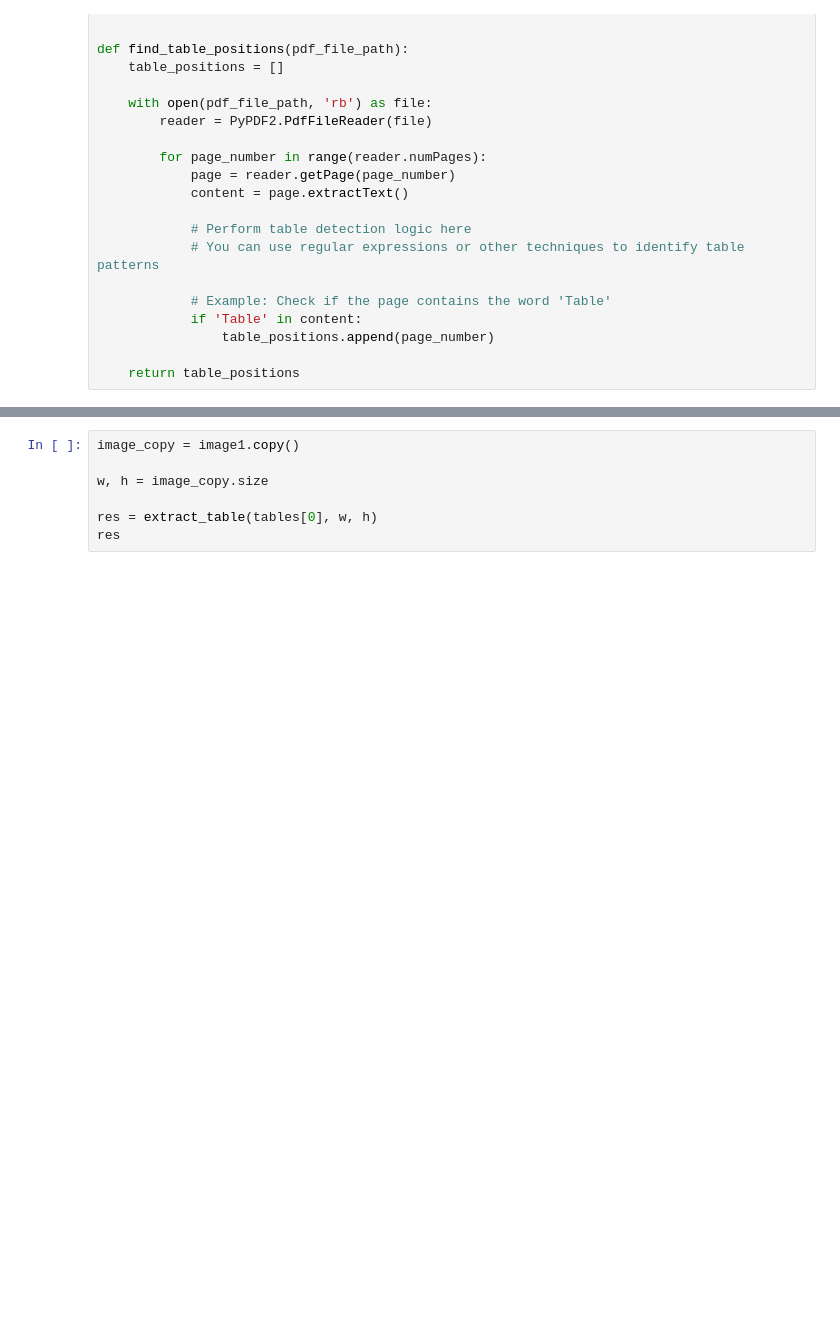
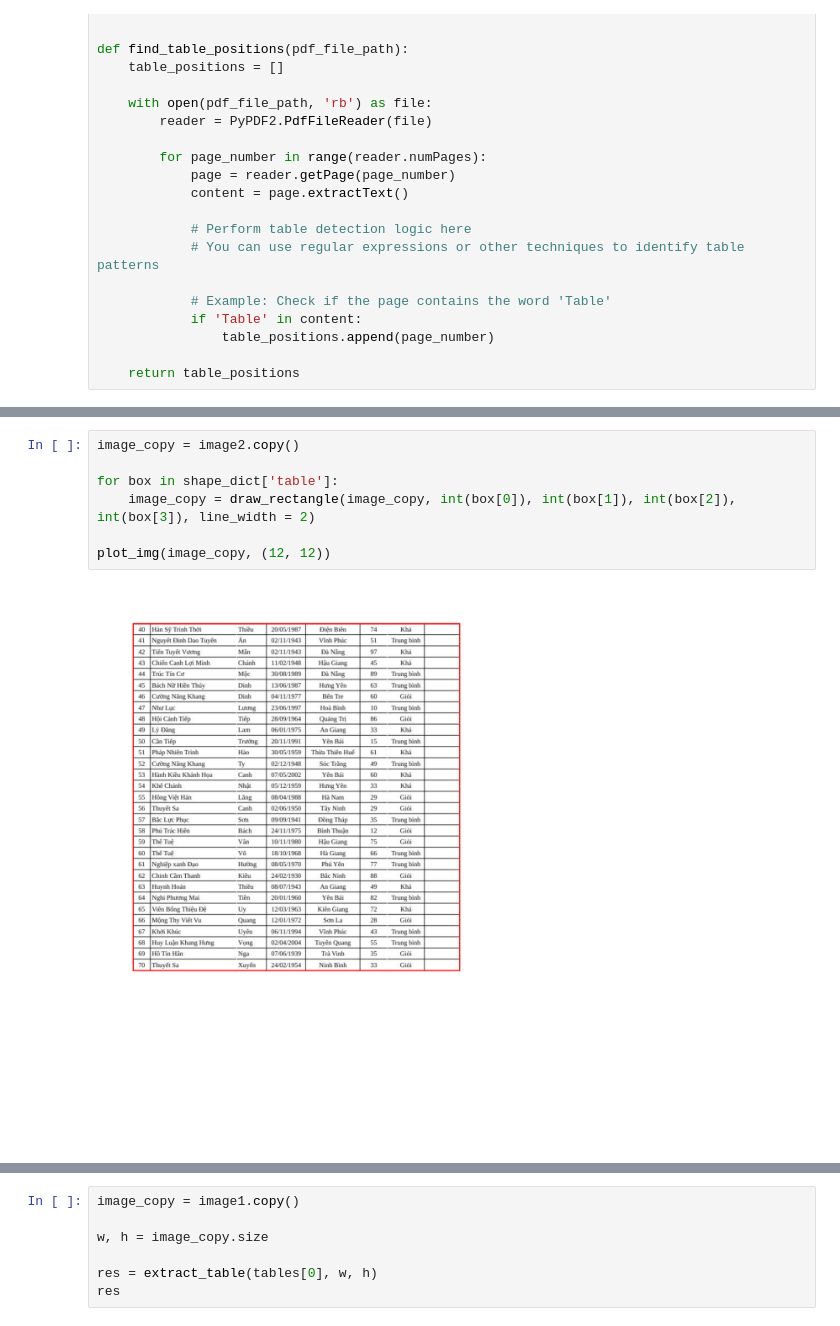
Before and after one commit to pahung1999/GenFromOdt, a Jupyter notebook: test_function.ipynb, the cells around one changed output, grey strips where cells are left out. Cells and saved outputs as stored; diff of their text form; blank space fills up the shorter version.

```diff
--- a/test_function.ipynb
+++ b/test_function.ipynb
@@ -437,3 +521,12 @@ def extract_table(table, w, h):
+# %%
+image_copy = image2.copy()
+
+for box in shape_dict['table']:
+    image_copy = draw_rectangle(image_copy, int(box[0]), int(box[1]), int(box[2]), int(box[3]), line_width = 2)
+
+plot_img(image_copy, (12, 12))
+# %% [output]
+[figure, added]
 # %%
 image_copy = image1.copy()
 w, h = image_copy.size
```
Also changed, not shown: parts of 25 cells of this notebook, 6 other files.
